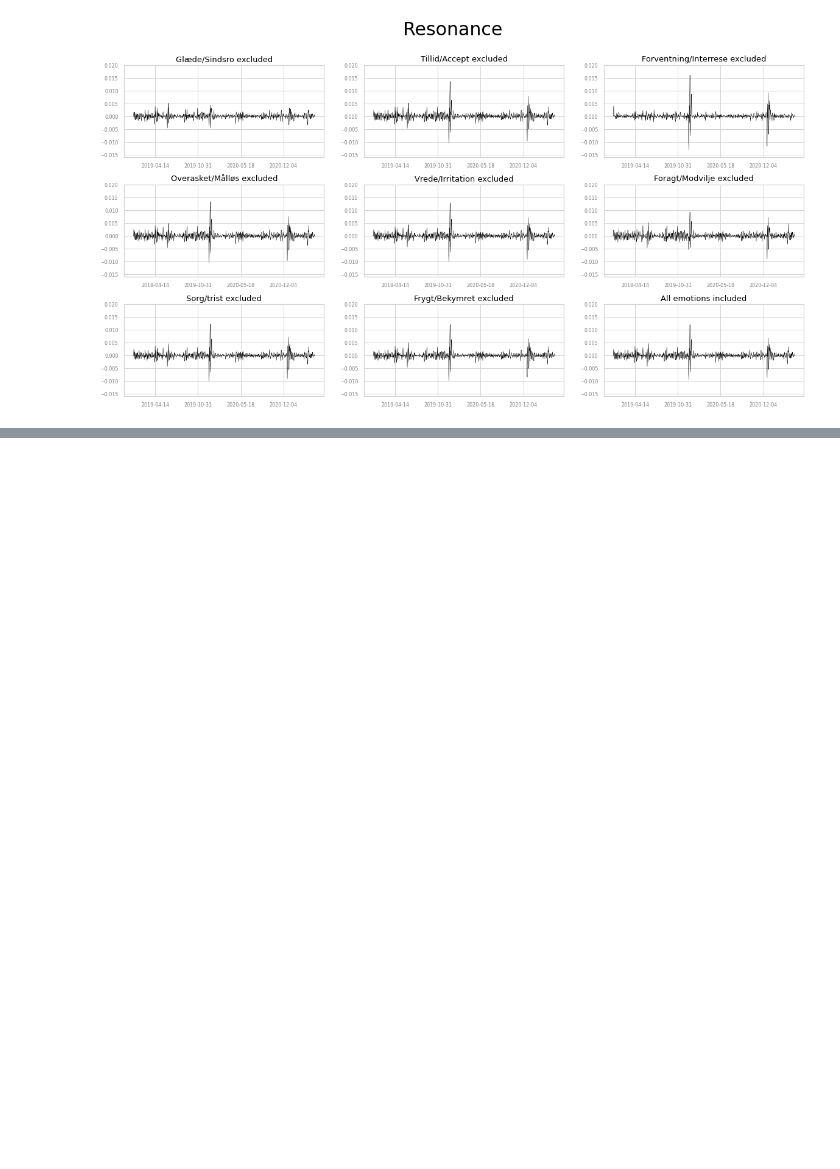
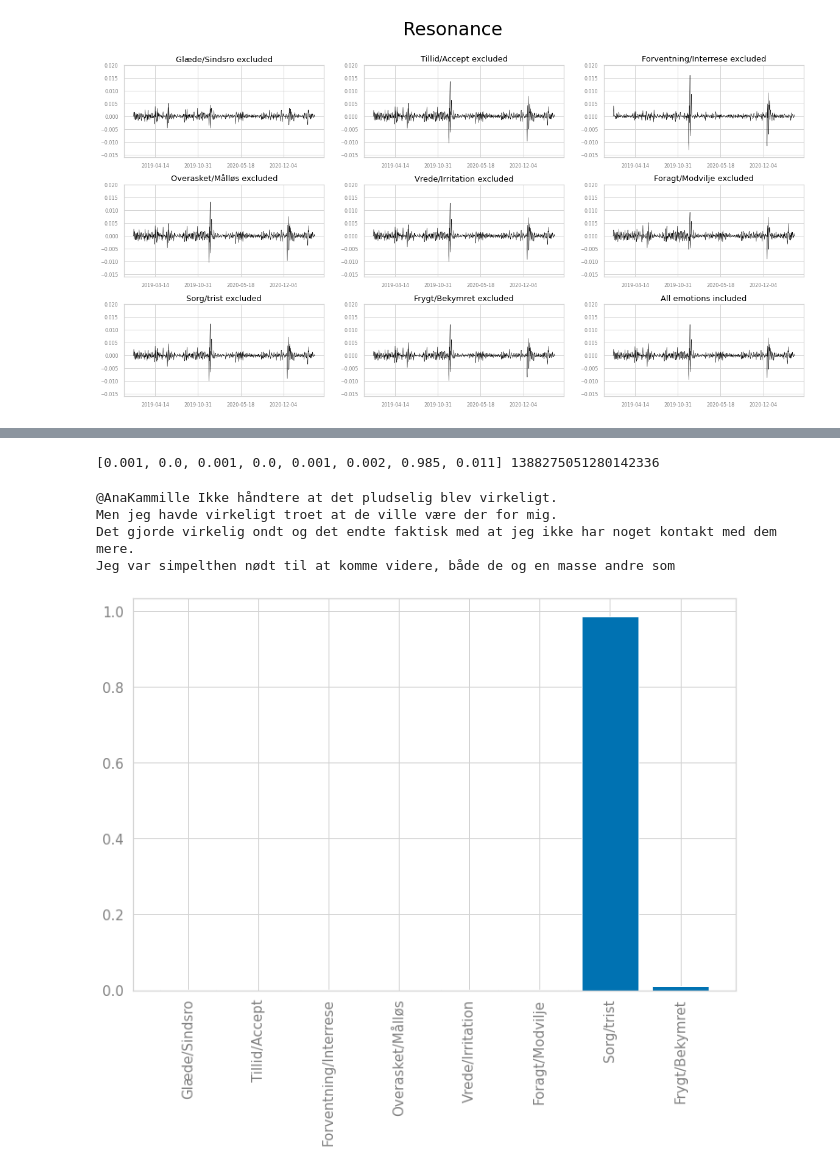
Before and after one commit to saraoe/emoDynamics, a Jupyter notebook: notebooks/vis_emotionFluxus.ipynb, the cells around one changed output, grey strips where cells are left out. Saved outputs shown, nothing was run; the diff lists cells and outputs as text; code cells hidden in the pictures; blank space fills up the shorter version.

```diff
--- a/notebooks/vis_emotionFluxus.ipynb
+++ b/notebooks/vis_emotionFluxus.ipynb
@@ -280,0 +297,2 @@ plot_all_excluded(all_emo_dfs, "resonance", ymin=-0.016, ymax=0.02)#, save_fig=T
+# %%
+tweets = pd.read_csv('/home/commando/stine-sara/data/emotion_tweets_2021.csv', nrows=100)
@@ -280,0 +324,57 @@ plot_all_excluded(all_emo_dfs, "resonance", ymin=-0.016, ymax=0.02)#, save_fig=T
+# %%
+import re
+
+# non-emotional: 19,21,36,56
+# very certain: 1, 99
+# more uncertain: 6, 7
+# 4 is emotional, but neutral
+index = 99
+
+tweet_id = str(tweets['id'][index])
+
+emo = tweets['Bert_emo_emotion_prob'][index]
+
+emo_list = re.split(r'\s+', emo[1:-1])[:8]
+emo_list = list(map(lambda x: float(x), emo_list))
+# %%
+print(emo_list, tweet_id)
+# %% [output]
+[0.001, 0.0, 0.001, 0.0, 0.001, 0.002, 0.985, 0.011] 1388275051280142336
+# %%
+filepath = os.path.join('/data', '004_twitter-stopword', 'da_stopwords_part1_2021-01-01_2021-04-30.ndjson')
+
+for i, post in enumerate(ndjson_gen(filepath)):
+    if post['id'] == tweet_id:
+        print(post['text'])
+        break
+# %% [output]
+@AnaKammille Ikke håndtere at det pludselig blev virkeligt.
+Men jeg havde virkeligt troet at de ville være der for mig.
+Det gjorde virkelig ondt og det endte faktisk med at jeg ikke har noget kontakt med dem mere.
+Jeg var simpelthen nødt til at komme videre, både de og en masse andre som
+# %%
+emotion_int = [1,2,3,4,5,6,7,8]
+
+emotion_labels = [
+        "Glæde/Sindsro",
+        "Tillid/Accept",
+        "Forventning/Interrese",
+        "Overasket/Målløs",
+        "Vrede/Irritation",
+        "Foragt/Modvilje",
+        "Sorg/trist",
+        "Frygt/Bekymret",
+    ]
+
+labelsize = 15
+matplotlib.rc('xtick', labelsize=labelsize)
+matplotlib.rc('ytick', labelsize=labelsize)
+
+themes.theme_minimal(grid=True, ticks=False, fontsize=10)
+
+plt.bar(emotion_int, emo_list, align='center', color="#0072B2")
+plt.xticks(emotion_int, emotion_labels)
+plt.xticks(rotation=90)
+plt.show()
+# %% [output]
+[figure, added]
```
Also changed, not shown: parts of 10 cells of this notebook, 5 other files.
